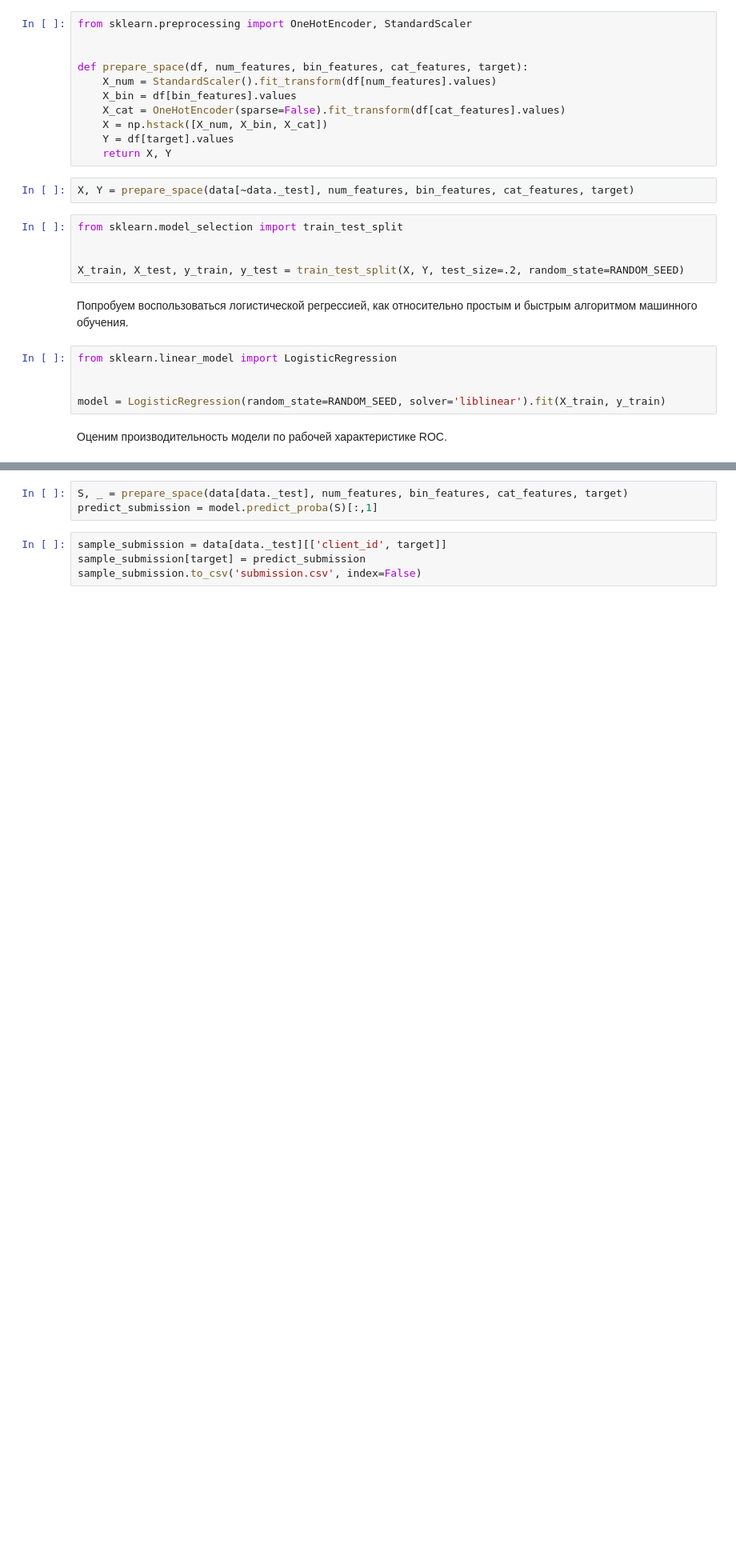
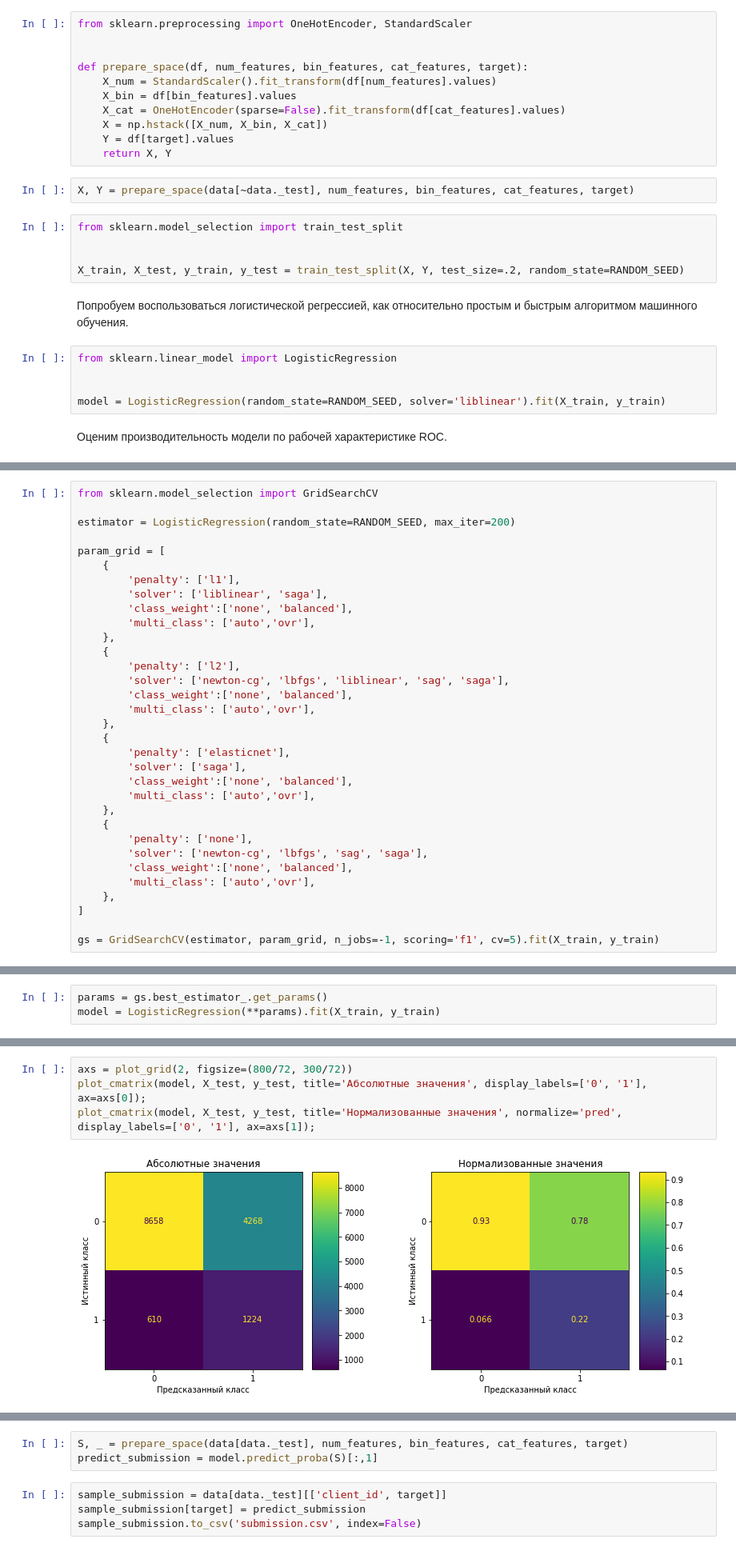
Before and after one commit to ivofrolov/skillfactory_rds, a Jupyter notebook: project 04 - scoring/sf-scoring-model.ipynb, the cells around one changed output, grey strips where cells are left out. Shown: that part at 80% size. Drawn from its saved outputs; the diff is of its cells as text; blank space fills up the shorter version.

```diff
--- a/project 04 - scoring/sf-scoring-model.ipynb
+++ b/project 04 - scoring/sf-scoring-model.ipynb
@@ -173,0 +230,33 @@ plot_roc_curve(y_test, proba)
+# %%
+from sklearn.model_selection import GridSearchCV
+
+estimator = LogisticRegression(random_state=RANDOM_SEED, max_iter=200)
+
+param_grid = [
+    {
+        'penalty': ['l1'],
+        'solver': ['liblinear', 'saga'],
+        'class_weight':['none', 'balanced'],
+        'multi_class': ['auto','ovr'],
+    },
+    {
+        'penalty': ['l2'],
+        'solver': ['newton-cg', 'lbfgs', 'liblinear', 'sag', 'saga'],
+        'class_weight':['none', 'balanced'],
+        'multi_class': ['auto','ovr'],
+    },
+    {
+        'penalty': ['elasticnet'],
+        'solver': ['saga'],
+        'class_weight':['none', 'balanced'],
+        'multi_class': ['auto','ovr'],
+    },
+    {
+        'penalty': ['none'],
+        'solver': ['newton-cg', 'lbfgs', 'sag', 'saga'],
+        'class_weight':['none', 'balanced'],
+        'multi_class': ['auto','ovr'],
+    },
+]
+
+gs = GridSearchCV(estimator, param_grid, n_jobs=-1, scoring='f1', cv=5).fit(X_train, y_train)
@@ -173,0 +265,3 @@ plot_roc_curve(y_test, proba)
+# %%
+params = gs.best_estimator_.get_params()
+model = LogisticRegression(**params).fit(X_train, y_train)
@@ -173,0 +273,6 @@ plot_roc_curve(y_test, proba)
+# %%
+axs = plot_grid(2, figsize=(800/72, 300/72))
+plot_cmatrix(model, X_test, y_test, title='Абсолютные значения', display_labels=['0', '1'], ax=axs[0]);
+plot_cmatrix(model, X_test, y_test, title='Нормализованные значения', normalize='pred', display_labels=['0', '1'], ax=axs[1]);
+# %% [output]
+[figure, added]
```
Also changed, not shown: parts of 19 cells of this notebook.
